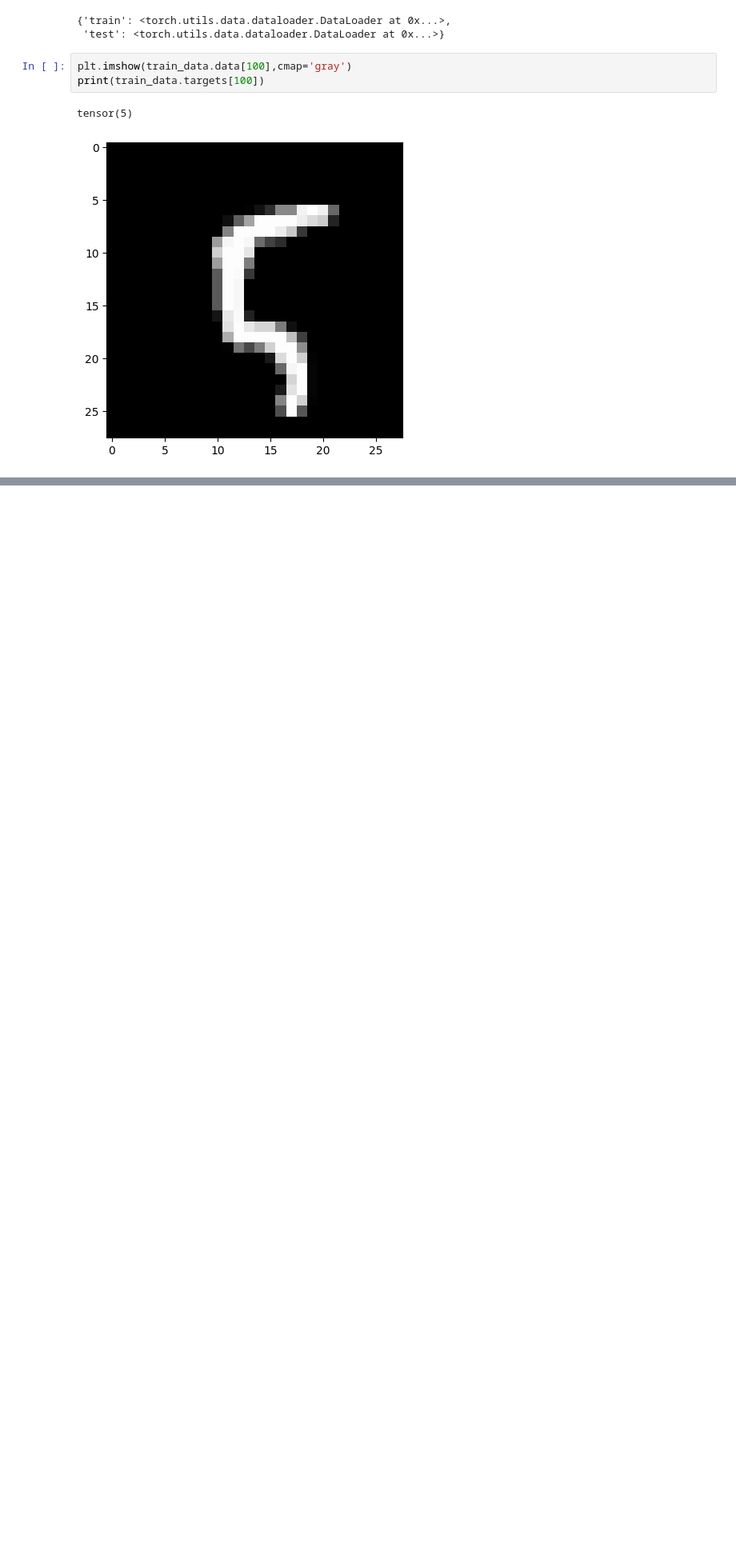
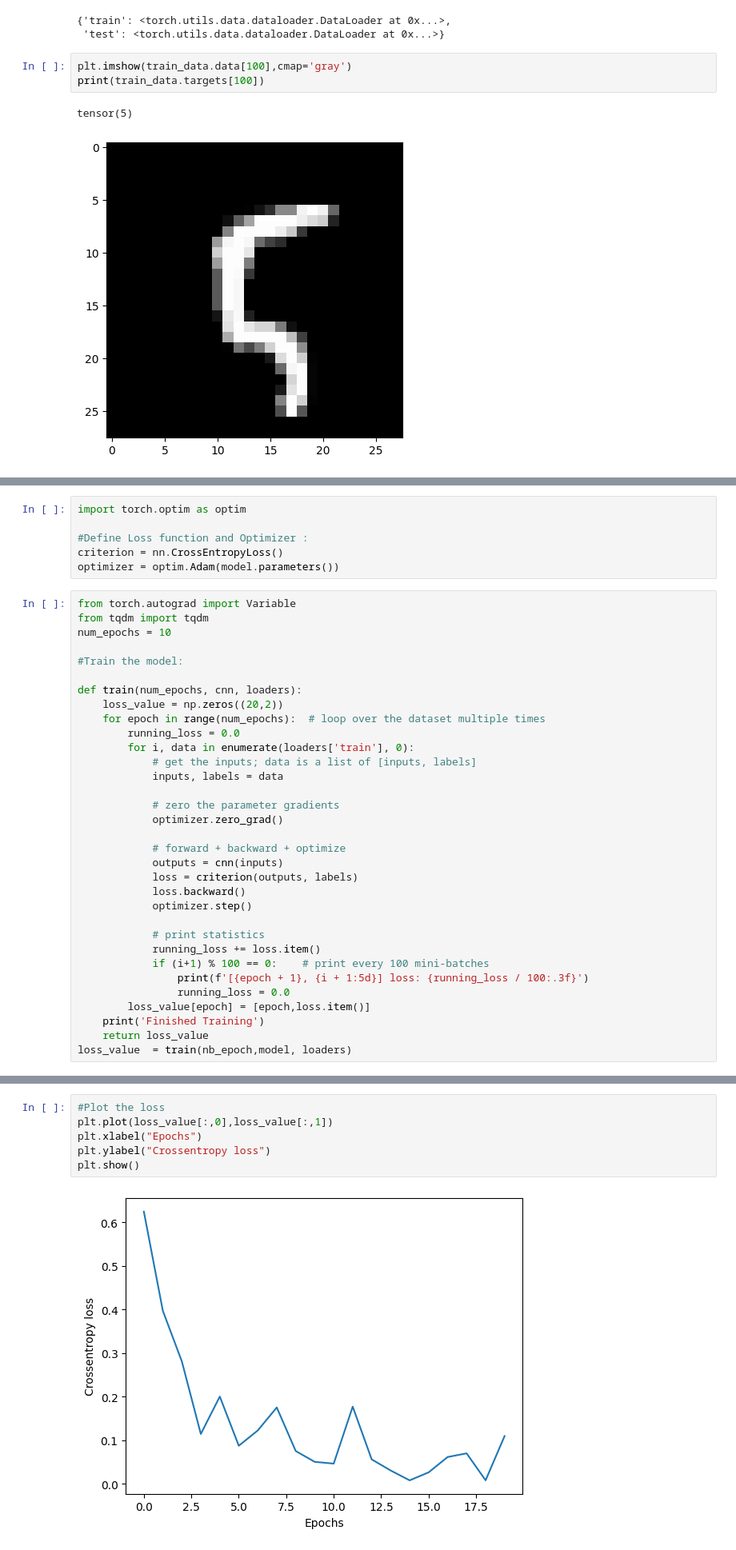
Before and after one commit to ThibautMrl/Lab4_CNN, a Jupyter notebook: Thibaut_Maurel_CNN.ipynb, the cells around one changed output, grey strips where cells are left out. Shown at 80% size. Drawn from its saved outputs; the diff is of its cells as text; blank space fills up the shorter version.

Commit message:
First Step

```diff
--- a/Thibaut_Maurel_CNN.ipynb
+++ b/Thibaut_Maurel_CNN.ipynb
@@ -56,0 +123,39 @@ tensor(5)
+# %%
+import torch.optim as optim
+
+#Define Loss function and Optimizer :
+criterion = nn.CrossEntropyLoss()
+optimizer = optim.Adam(model.parameters())
+# %%
+from torch.autograd import Variable
+from tqdm import tqdm
+num_epochs = 10
+
+#Train the model:
+
+def train(num_epochs, cnn, loaders):
+    loss_value = np.zeros((20,2))
+    for epoch in range(num_epochs):  # loop over the dataset multiple times
+        running_loss = 0.0
+        for i, data in enumerate(loaders['train'], 0):
+            # get the inputs; data is a list of [inputs, labels]
+            inputs, labels = data
+
+            # zero the parameter gradients
+            optimizer.zero_grad()
+
+            # forward + backward + optimize
+            outputs = cnn(inputs)
+            loss = criterion(outputs, labels)
+            loss.backward()
+            optimizer.step()
+
+            # print statistics
+            running_loss += loss.item()
+            if (i+1) % 100 == 0:    # print every 100 mini-batches
+                print(f'[{epoch + 1}, {i + 1:5d}] loss: {running_loss / 100:.3f}')
+                running_loss = 0.0
+        loss_value[epoch] = [epoch,loss.item()]
+    print('Finished Training')
+    return loss_value
+loss_value  = train(nb_epoch,model, loaders)
@@ -56,0 +201,8 @@ tensor(5)
+# %%
+#Plot the loss
+plt.plot(loss_value[:,0],loss_value[:,1])
+plt.xlabel("Epochs")
+plt.ylabel("Crossentropy loss")
+plt.show()
+# %% [output]
+[figure, added]
```
Also changed, not shown: parts of 15 cells of this notebook.
